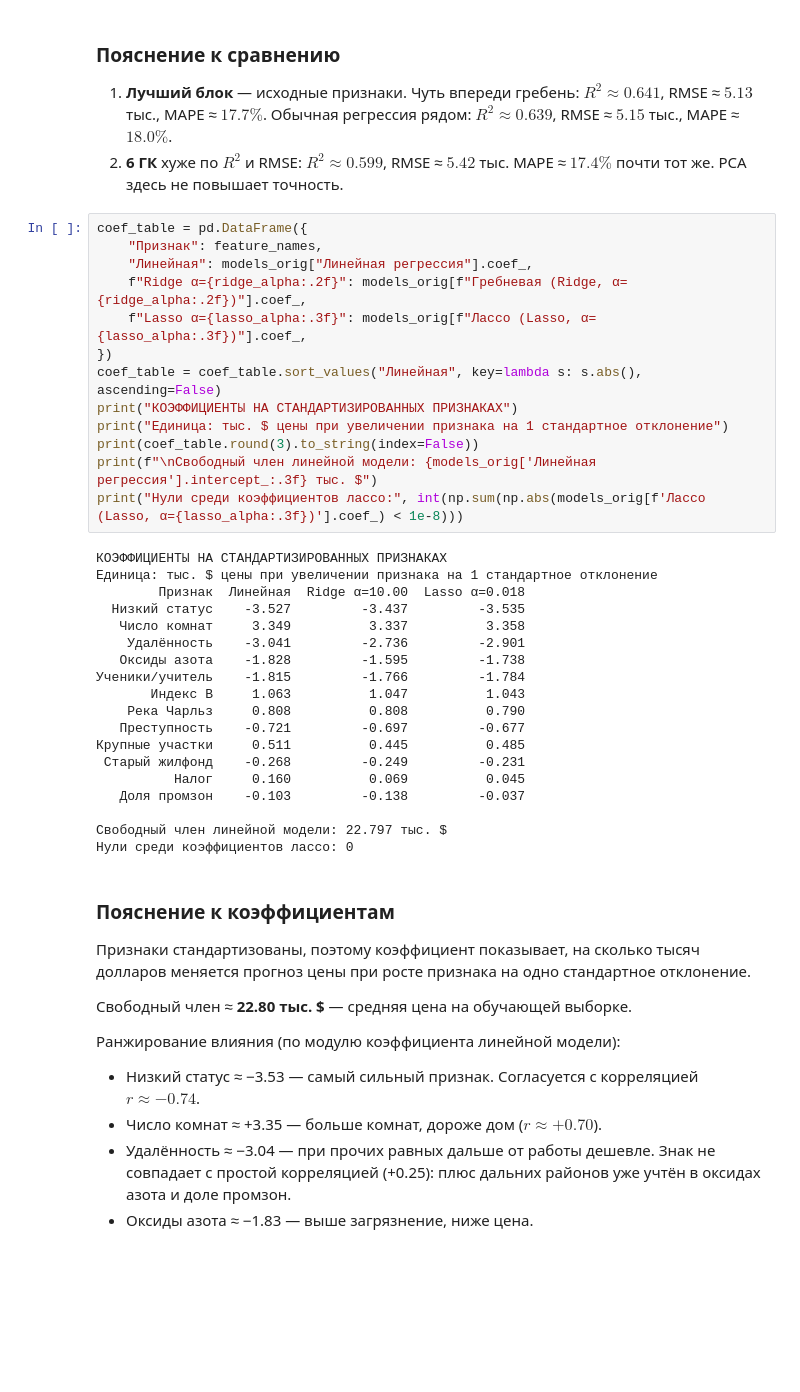
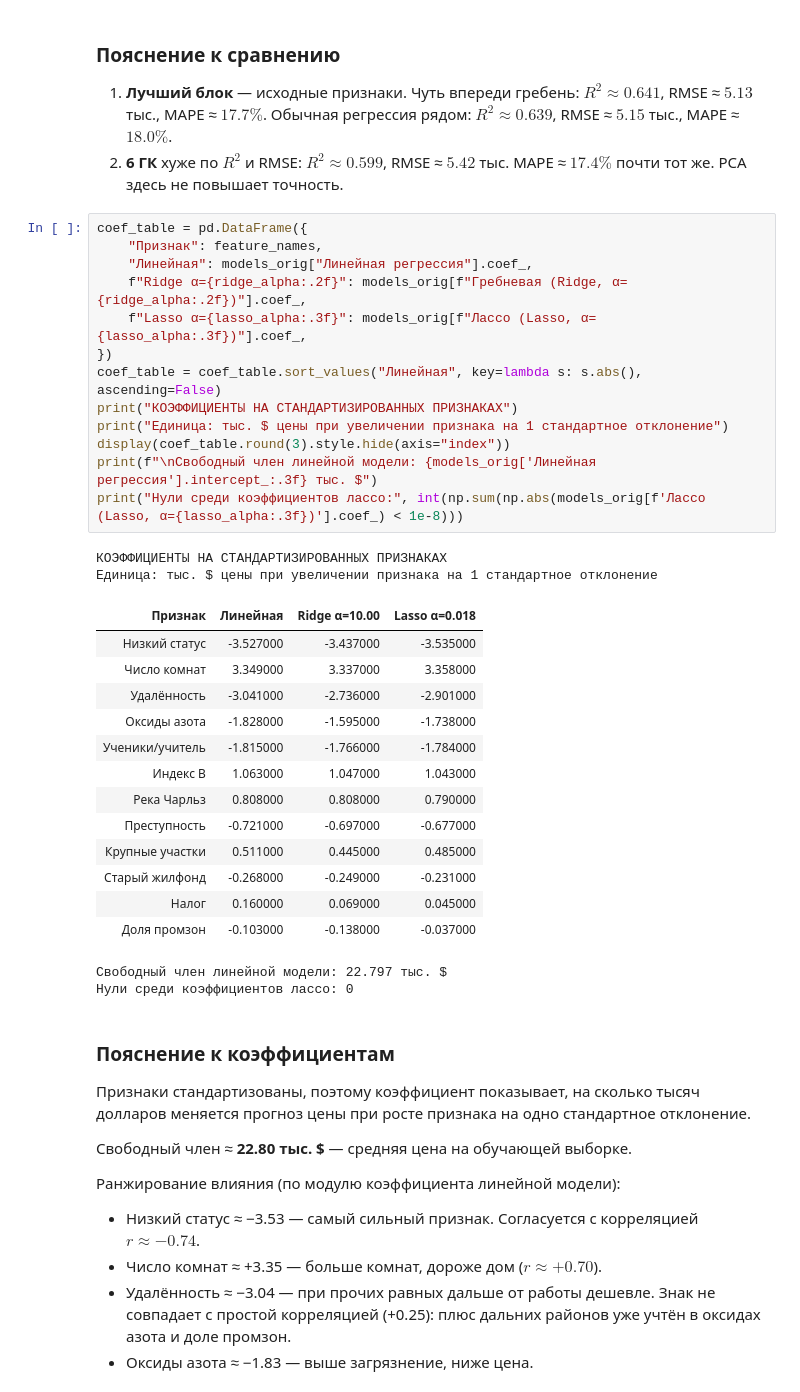
Before and after one commit to igor231223/Regression-and-Principal-Component-Analysis, a Jupyter notebook: Lab1.ipynb, the cells around one changed output. Drawn from its saved outputs; the diff is of its cells as text; blank space fills up the shorter version.

```diff
--- a/Lab1.ipynb
+++ b/Lab1.ipynb
@@ -721,35 +706,34 @@ plt.show()
 # %%
 coef_table = pd.DataFrame({
     "Признак": feature_names,
     "Линейная": models_orig["Линейная регрессия"].coef_,
     f"Ridge α={ridge_alpha:.2f}": models_orig[f"Гребневая (Ridge, α={ridge_alpha:.2f})"].coef_,
     f"Lasso α={lasso_alpha:.3f}": models_orig[f"Лассо (Lasso, α={lasso_alpha:.3f})"].coef_,
 })
 coef_table = coef_table.sort_values("Линейная", key=lambda s: s.abs(), ascending=False)
 print("КОЭФФИЦИЕНТЫ НА СТАНДАРТИЗИРОВАННЫХ ПРИЗНАКАХ")
 print("Единица: тыс. $ цены при увеличении признака на 1 стандартное отклонение")
-print(coef_table.round(3).to_string(index=False))
+display(coef_table.round(3).style.hide(axis="index"))
 print(f"\nСвободный член линейной модели: {models_orig['Линейная регрессия'].intercept_:.3f} тыс. $")
 print("Нули среди коэффициентов лассо:", int(np.sum(np.abs(models_orig[f'Лассо (Lasso, α={lasso_alpha:.3f})'].coef_) < 1e-8)))
 # %% [output]
 КОЭФФИЦИЕНТЫ НА СТАНДАРТИЗИРОВАННЫХ ПРИЗНАКАХ
 Единица: тыс. $ цены при увеличении признака на 1 стандартное отклонение
-        Признак  Линейная  Ridge α=10.00  Lasso α=0.018
-  Низкий статус    -3.527         -3.437         -3.535
-   Число комнат     3.349          3.337          3.358
-    Удалённость    -3.041         -2.736         -2.901
-   Оксиды азота    -1.828         -1.595         -1.738
-Ученики/учитель    -1.815         -1.766         -1.784
-       Индекс B     1.063          1.047          1.043
-    Река Чарльз     0.808          0.808          0.790
-   Преступность    -0.721         -0.697         -0.677
-Крупные участки     0.511          0.445          0.485
- Старый жилфонд    -0.268         -0.249         -0.231
-          Налог     0.160          0.069          0.045
-   Доля промзон    -0.103         -0.138         -0.037
-
-Свободный член линейной модели: 22.797 тыс. $
-Нули среди коэффициентов лассо: 0
+| Признак | Линейная | Ridge α=10.00 | Lasso α=0.018 |
+| Низкий статус | -3.527000 | -3.437000 | -3.535000 |
+| Число комнат | 3.349000 | 3.337000 | 3.358000 |
+| Удалённость | -3.041000 | -2.736000 | -2.901000 |
+| Оксиды азота | -1.828000 | -1.595000 | -1.738000 |
+| Ученики/учитель | -1.815000 | -1.766000 | -1.784000 |
+| Индекс B | 1.063000 | 1.047000 | 1.043000 |
+| Река Чарльз | 0.808000 | 0.808000 | 0.790000 |
+| Преступность | -0.721000 | -0.697000 | -0.677000 |
+| Крупные участки | 0.511000 | 0.445000 | 0.485000 |
+| Старый жилфонд | -0.268000 | -0.249000 | -0.231000 |
+| Налог | 0.160000 | 0.069000 | 0.045000 |
+| Доля промзон | -0.103000 | -0.138000 | -0.037000 |
+Свободный член линейной модели: 22.797 тыс. $
+Нули среди коэффициентов лассо: 0
 # %% [markdown]
 ### Пояснение к коэффициентам
 
```
Also changed, not shown: parts of 16 cells of this notebook, 1 other file.
